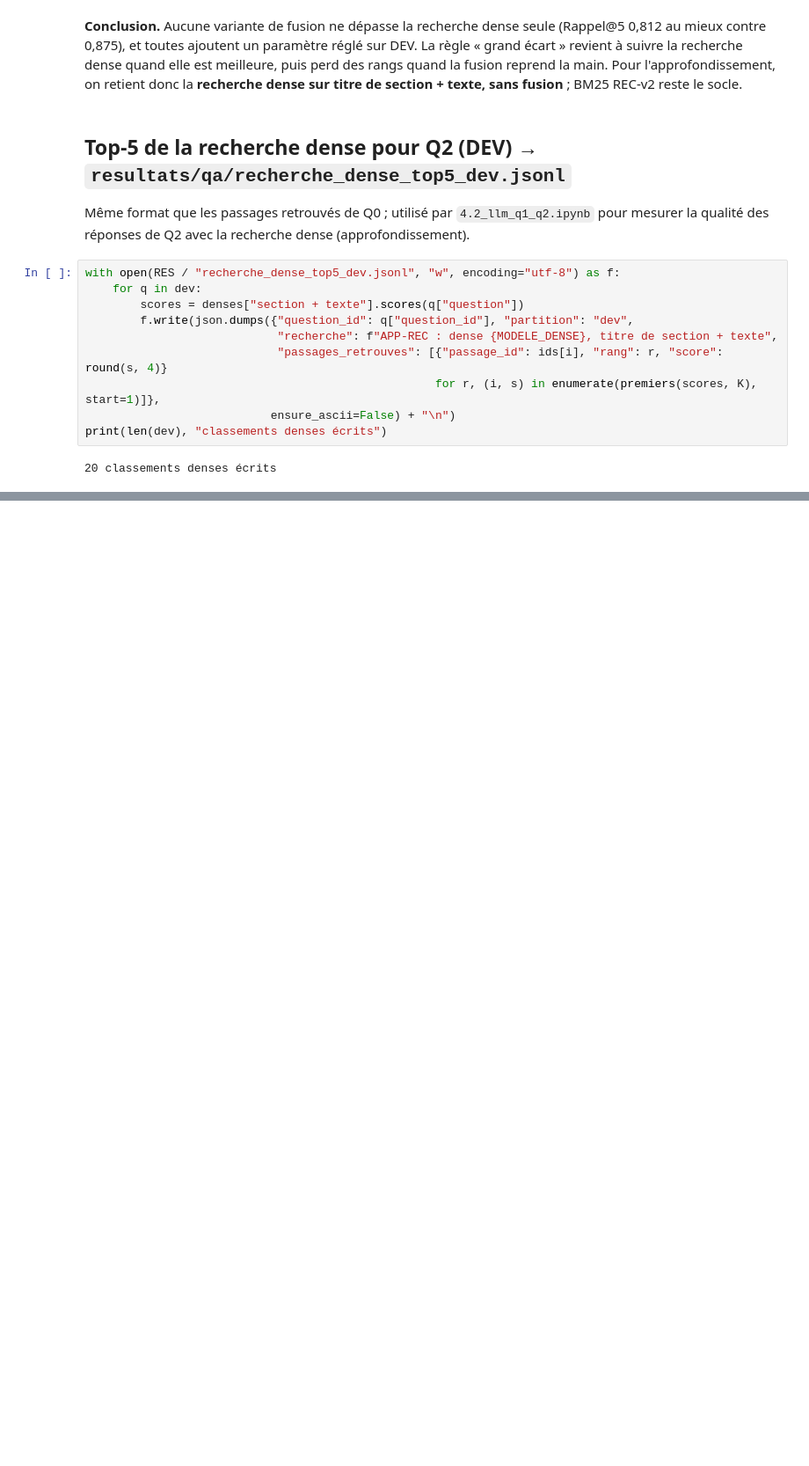
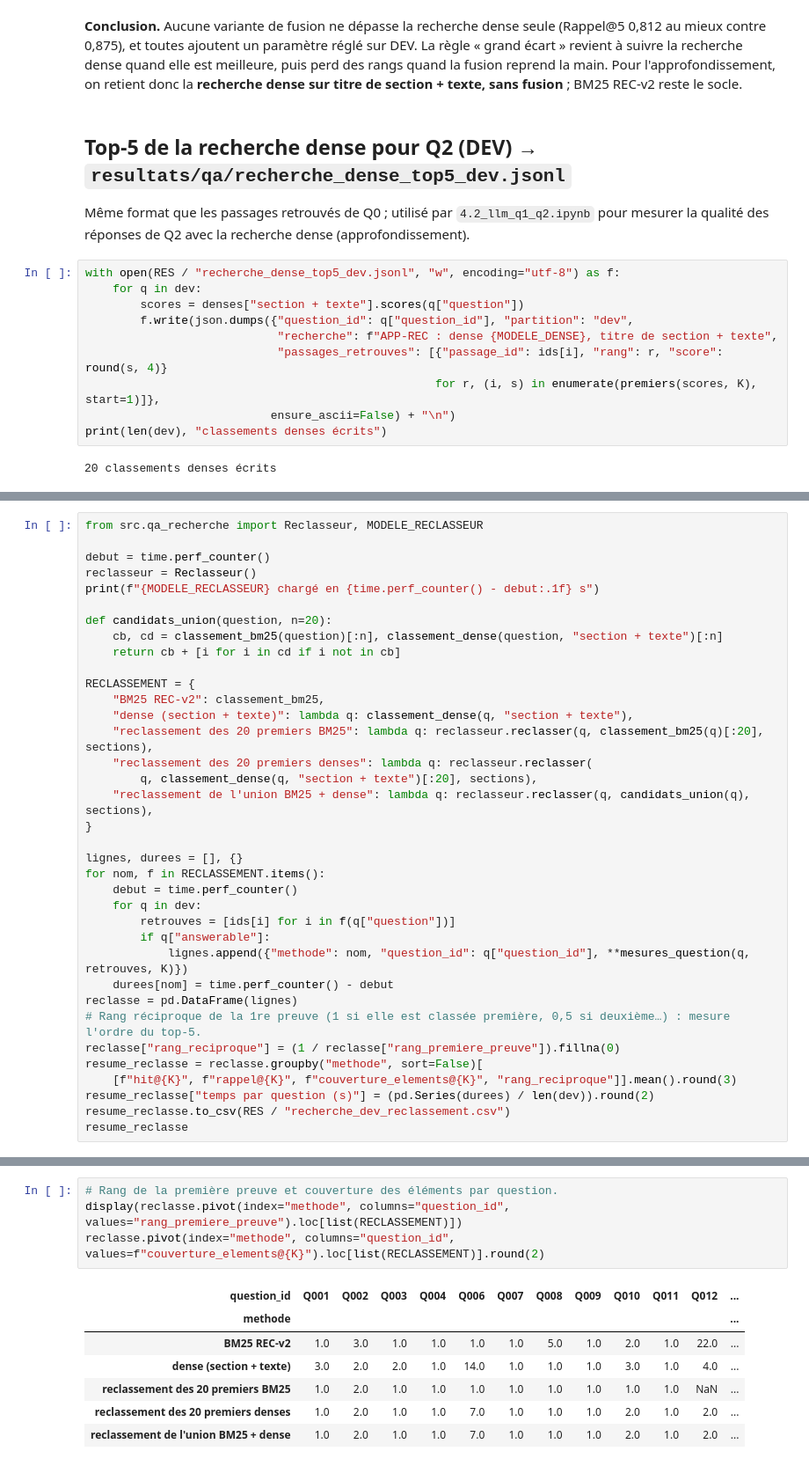
Before and after one commit to yam89421/NLP-SANTE-BC5CDR, a Jupyter notebook: notebooks/4.3_recherche_hybride.ipynb, the cells around one changed output, grey strips where cells are left out. Shown at 88% size. Saved outputs shown, nothing was run; the diff lists cells and outputs as text; blank space fills up the shorter version.

```diff
--- a/notebooks/4.3_recherche_hybride.ipynb
+++ b/notebooks/4.3_recherche_hybride.ipynb
@@ -227,0 +241,36 @@ print(len(dev), "classements denses écrits")
+# %%
+from src.qa_recherche import Reclasseur, MODELE_RECLASSEUR
+
+debut = time.perf_counter()
+reclasseur = Reclasseur()
+print(f"{MODELE_RECLASSEUR} chargé en {time.perf_counter() - debut:.1f} s")
+
+def candidats_union(question, n=20):
+    cb, cd = classement_bm25(question)[:n], classement_dense(question, "section + texte")[:n]
+    return cb + [i for i in cd if i not in cb]
+
+RECLASSEMENT = {
+    "BM25 REC-v2": classement_bm25,
+    "dense (section + texte)": lambda q: classement_dense(q, "section + texte"),
+    "reclassement des 20 premiers BM25": lambda q: reclasseur.reclasser(q, classement_bm25(q)[:20], sections),
+    "reclassement des 20 premiers denses": lambda q: reclasseur.reclasser(
+        q, classement_dense(q, "section + texte")[:20], sections),
+    "reclassement de l'union BM25 + dense": lambda q: reclasseur.reclasser(q, candidats_union(q), sections),
+}
+
+lignes, durees = [], {}
+for nom, f in RECLASSEMENT.items():
+    debut = time.perf_counter()
+    for q in dev:
+        retrouves = [ids[i] for i in f(q["question"])]
+        if q["answerable"]:
+            lignes.append({"methode": nom, "question_id": q["question_id"], **mesures_question(q, retrouves, K)})
+    durees[nom] = time.perf_counter() - debut
+reclasse = pd.DataFrame(lignes)
+# Rang réciproque de la 1re preuve (1 si elle est classée première, 0,5 si deuxième…) : mesure l'ordre du top-5.
+reclasse["rang_reciproque"] = (1 / reclasse["rang_premiere_preuve"]).fillna(0)
+resume_reclasse = reclasse.groupby("methode", sort=False)[
+    [f"hit@{K}", f"rappel@{K}", f"couverture_elements@{K}", "rang_reciproque"]].mean().round(3)
+resume_reclasse["temps par question (s)"] = (pd.Series(durees) / len(dev)).round(2)
+resume_reclasse.to_csv(RES / "recherche_dev_reclassement.csv")
+resume_reclasse
@@ -227,0 +286,12 @@ print(len(dev), "classements denses écrits")
+# %%
+# Rang de la première preuve et couverture des éléments par question.
+display(reclasse.pivot(index="methode", columns="question_id", values="rang_premiere_preuve").loc[list(RECLASSEMENT)])
+reclasse.pivot(index="methode", columns="question_id", values=f"couverture_elements@{K}").loc[list(RECLASSEMENT)].round(2)
+# %% [output]
+| question_id | Q001 | Q002 | Q003 | Q004 | Q006 | Q007 | Q008 | Q009 | Q010 | Q011 | Q012 | ... |
+| methode |  |  |  |  |  |  |  |  |  |  |  | ... |
+| BM25 REC-v2 | 1.0 | 3.0 | 1.0 | 1.0 | 1.0 | 1.0 | 5.0 | 1.0 | 2.0 | 1.0 | 22.0 | ... |
+| dense (section + texte) | 3.0 | 2.0 | 2.0 | 1.0 | 14.0 | 1.0 | 1.0 | 1.0 | 3.0 | 1.0 | 4.0 | ... |
+| reclassement des 20 premiers BM25 | 1.0 | 2.0 | 1.0 | 1.0 | 1.0 | 1.0 | 1.0 | 1.0 | 1.0 | 1.0 | NaN | ... |
+| reclassement des 20 premiers denses | 1.0 | 2.0 | 1.0 | 1.0 | 7.0 | 1.0 | 1.0 | 1.0 | 2.0 | 1.0 | 2.0 | ... |
+| reclassement de l'union BM25 + dense | 1.0 | 2.0 | 1.0 | 1.0 | 7.0 | 1.0 | 1.0 | 1.0 | 2.0 | 1.0 | 2.0 | ... |
```
Also changed, not shown: parts of 6 cells of this notebook, 48 other files.
